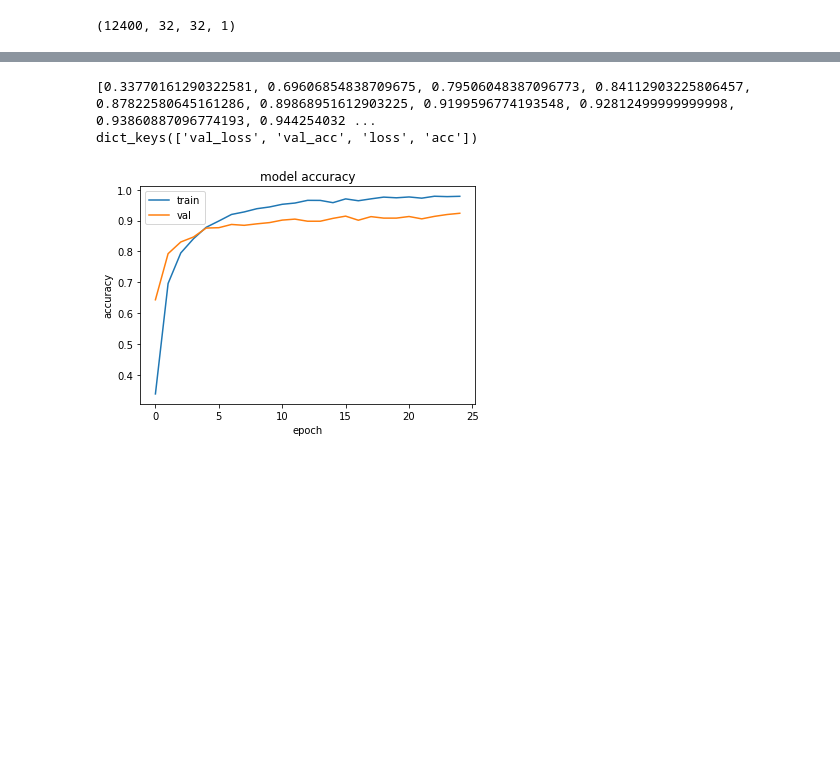
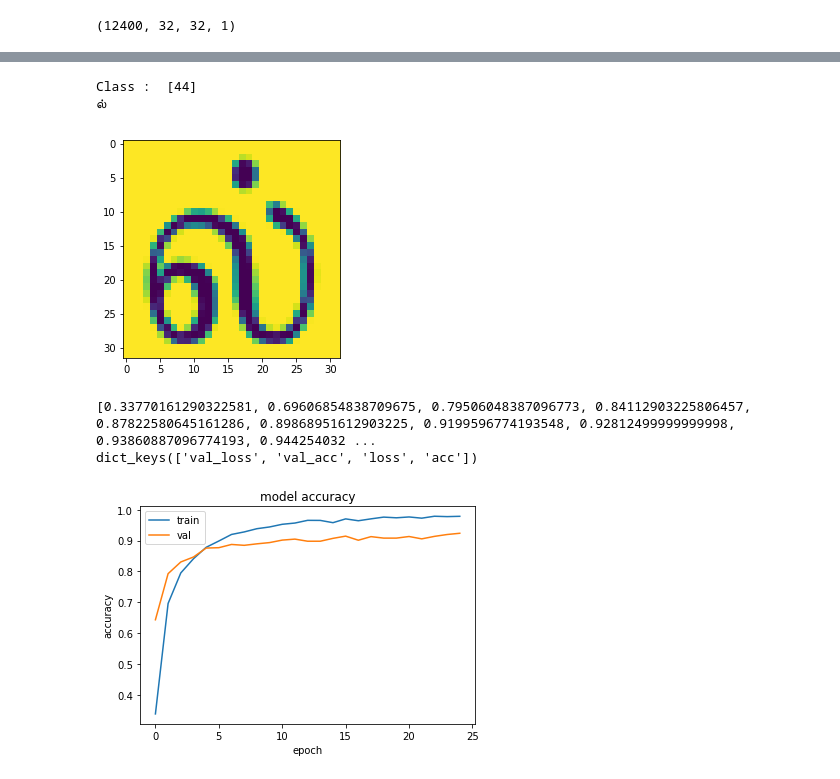
Before and after one commit to aarif96/tamil_ocr, a Jupyter notebook: cnn_ocr.ipynb, the cells around one changed output, grey strips where cells are left out. Saved outputs shown, nothing was run; the diff lists cells and outputs as text; code cells hidden in the pictures; blank space fills up the shorter version.

```diff
--- a/cnn_ocr.ipynb
+++ b/cnn_ocr.ipynb
@@ -304,3 +295,9 @@ print(prediction)
+# %%
+test_model_on_image(loaded_model,'../index3.png') ##random image downloaded from internet
+# %% [output]
+Class :  [44]
+ல்
+[figure, added]
 # %%
 def plot_model():
     history = load(open("trainHistoryzca124.pkl", "rb"))
```
Also changed, not shown: parts of 20 cells of this notebook.
